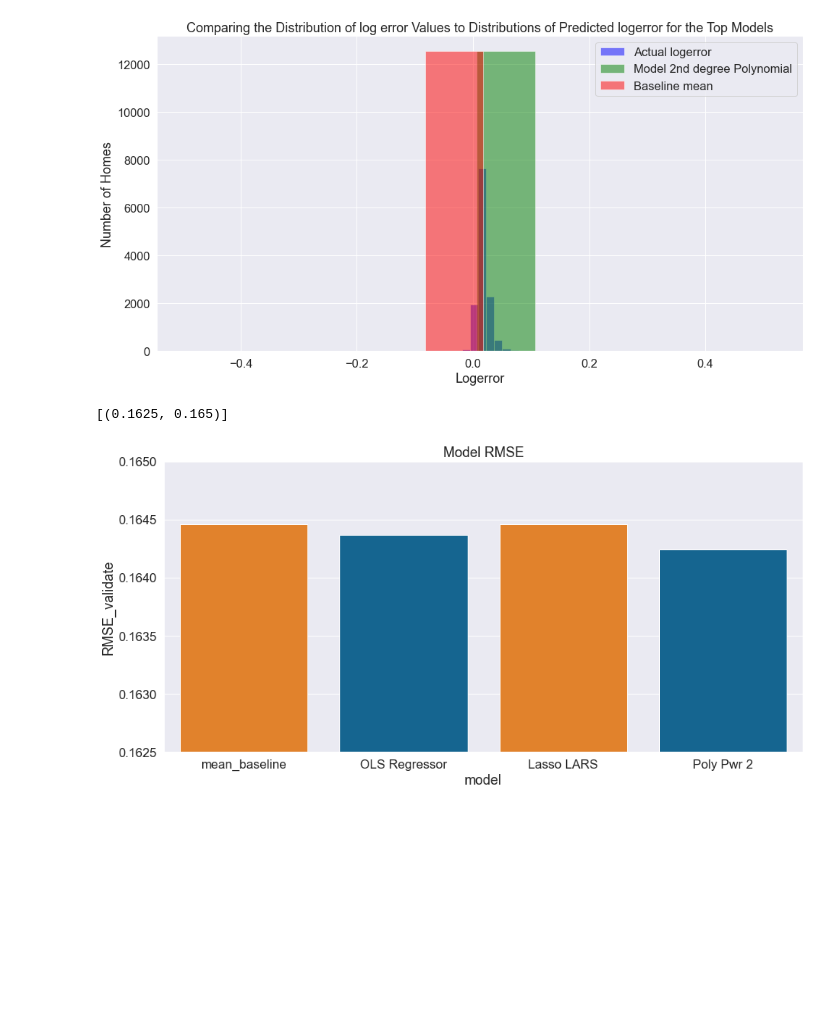
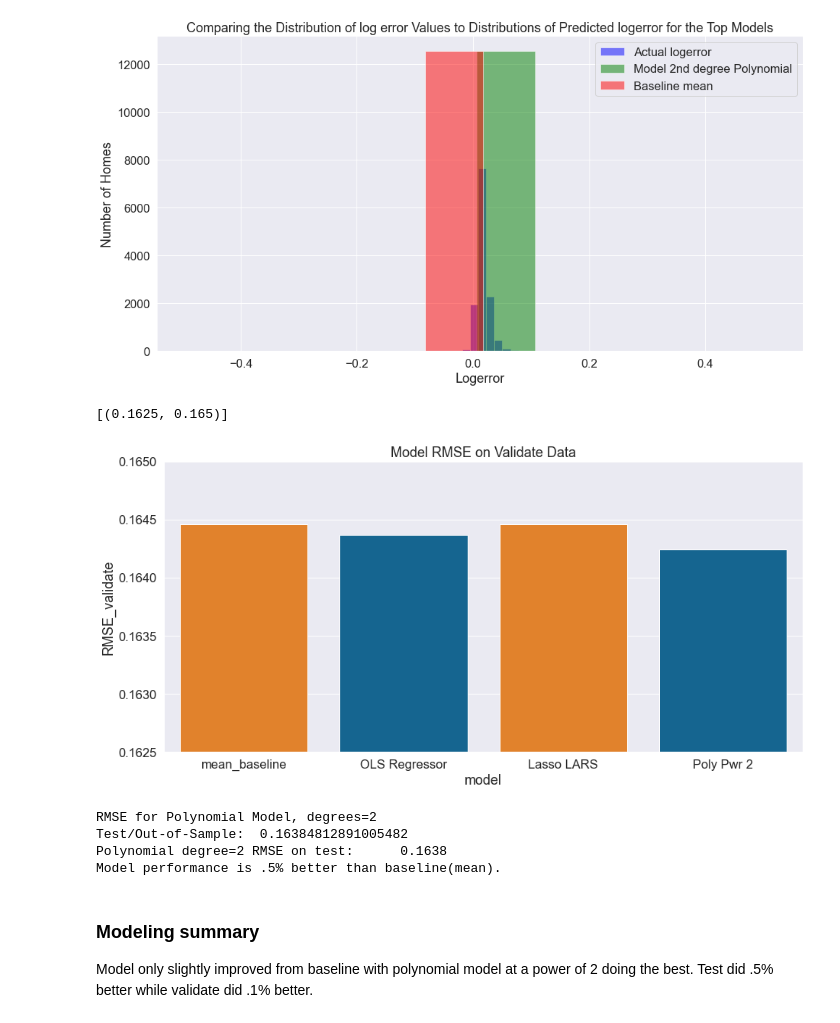
Before and after one commit to bradgauvin/clustering-project, a Jupyter notebook: final_report_mvp.ipynb, the cells around one changed output. Cells and saved outputs as stored; diff of their text form; code cells hidden in the pictures; blank space fills up the shorter version.

```diff
--- a/final_report_mvp.ipynb
+++ b/final_report_mvp.ipynb
@@ -791,27 +804,37 @@ plt.show()
 # %%
 # Visualizing model performance
 plt.figure(figsize = (15,7))
-plt.title('Model RMSE', fontsize = 18)
+plt.title('Model RMSE on Validate Data', fontsize = 18)
 g = sns.barplot(x='model', y='RMSE_validate', data = metric_df, palette = ['#ff800e','#006ba4'])
 g.set(ylim=(.1625,.1650))
 # %% [output]
 [(0.1625, 0.165)]
-[figure, old version]
+[figure, new version]
 # %%
-# # create the model object
-# lm2 = LinearRegression(normalize=True)
+# Statistical variance and performance Evaluation
+# create the model object
+lm2 = LinearRegression(normalize=True)
 
-# # fit the model to our test data. We must specify the column in y_train,
-# # since we have converted it to a dataframe from a series!
-# lm2.fit(X_test, y_test.logerror)
+# fit the model to our test data. We must specify the column in y_train,
+# since we have converted it to a dataframe from a series!
+lm2.fit(X_test, y_test.logerror)
 
-# # predict test
-# y_test['logerror_pred_lm2'] = lm2.predict(X_test)
+# predict test
+y_test['logerror_pred_lm2'] = lm2.predict(X_test)
 
-# # evaluate: rmse
-# rmse_test = mean_squared_error(y_test.logerror, y_test.logerror_pred_lm2)**(1/2)
+# evaluate: rmse
+rmse_test = mean_squared_error(y_test.logerror, y_test.logerror_pred_lm2)**(1/2)
 
 
-# print("RMSE for Polynomial Model, degrees=2\nTest/Out-of-Sample: ", rmse_test)
+print("RMSE for Polynomial Model, degrees=2\nTest/Out-of-Sample: ", rmse_test)
 
-# print(Fore.BLUE+"Polynomial degree=3 RMSE on test: ", "{:10.2f}".format(rmse), '\nModel performance is .1% better than baseline.')
+print("Polynomial degree=2 RMSE on test: ", "{:10.4f}".format(rmse_test), '\nModel performance is .5% better than baseline(mean).')
+# %% [output]
+RMSE for Polynomial Model, degrees=2
+Test/Out-of-Sample:  0.16384812891005482
+Polynomial degree=2 RMSE on test:      0.1638
+Model performance is .5% better than baseline(mean).
+# %% [markdown]
+### Modeling summary
+
+Model only slightly improved from baseline with polynomial model at a power of 2 doing the best.  Test did .5% better while validate did .1% better.
```
Also changed, not shown: parts of 20 cells of this notebook.
